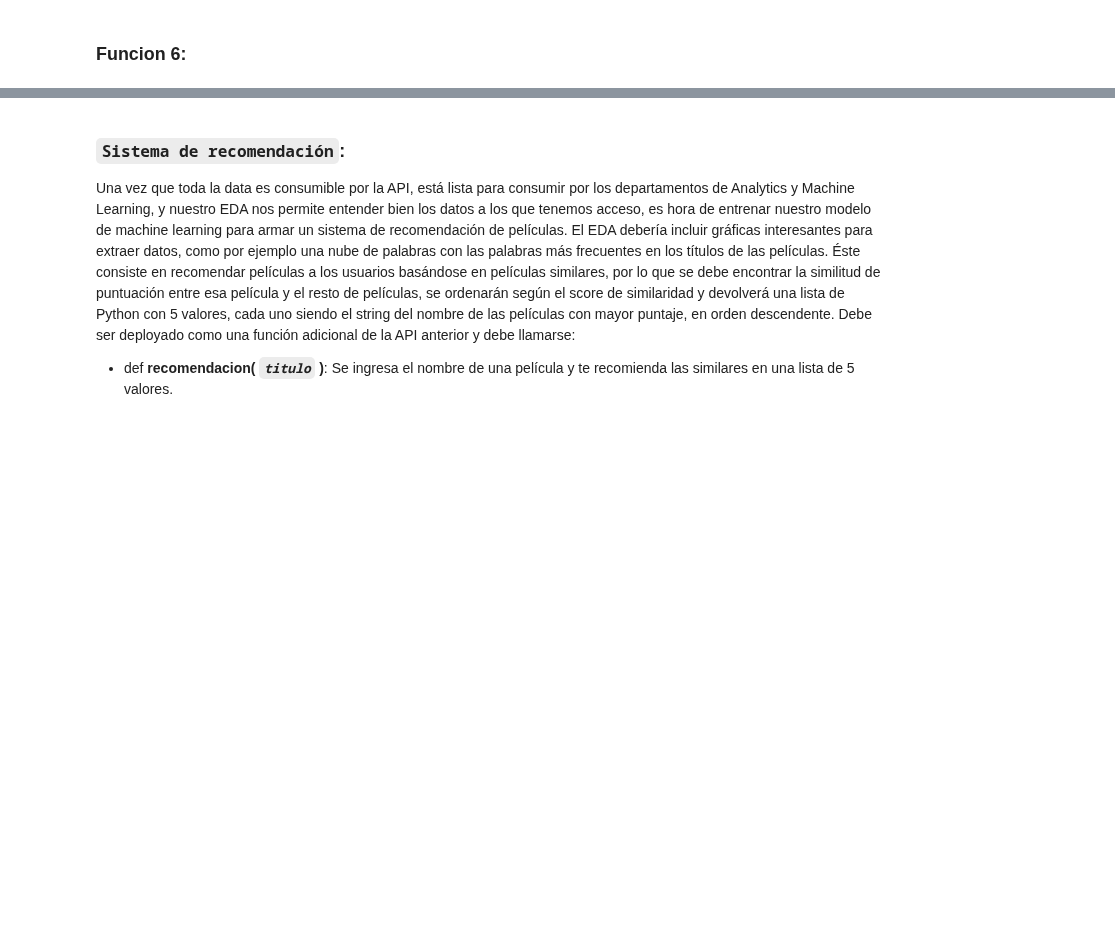
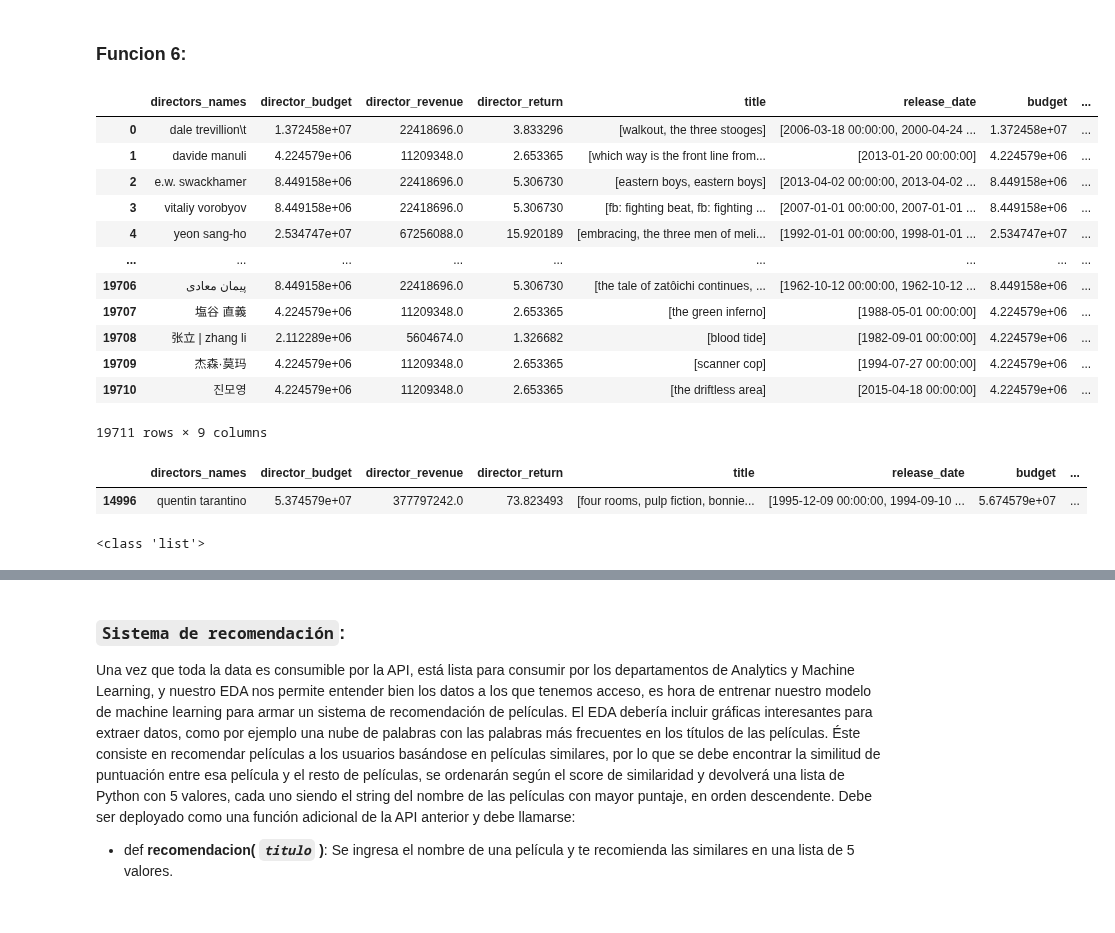
Before and after one commit to Lucaramallo/PI1_MLOps_Sistema_de_Recomendacion_Movies_ML, a Jupyter notebook: ETLs/Functios_testing/Functions_test.ipynb, the cells around one changed output, grey strips where cells are left out. Saved outputs shown, nothing was run; the diff lists cells and outputs as text; code cells hidden in the pictures; blank space fills up the shorter version.

```diff
--- a/ETLs/Functios_testing/Functions_test.ipynb
+++ b/ETLs/Functios_testing/Functions_test.ipynb
@@ -999,6 +999,38 @@ dtypes: float64(5), int64(1), object(3)
 memory usage: 1.4+ MB
 # %% [markdown]
 ### Funcion 6:
+# %%
+df_f6_get_director
+# %% [output]
+|  | directors_names | director_budget | director_revenue | director_return | title | release_date | budget | ... |
+| 0 | dale trevillion\t | 1.372458e+07 | 22418696.0 | 3.833296 | [walkout, the three stooges] | [2006-03-18 00:00:00, 2000-04-24 ... | 1.372458e+07 | ... |
+| 1 | davide manuli | 4.224579e+06 | 11209348.0 | 2.653365 | [which way is the front line from... | [2013-01-20 00:00:00] | 4.224579e+06 | ... |
+| 2 | e.w. swackhamer | 8.449158e+06 | 22418696.0 | 5.306730 | [eastern boys, eastern boys] | [2013-04-02 00:00:00, 2013-04-02 ... | 8.449158e+06 | ... |
+| 3 | vitaliy vorobyov | 8.449158e+06 | 22418696.0 | 5.306730 | [fb: fighting beat, fb: fighting ... | [2007-01-01 00:00:00, 2007-01-01 ... | 8.449158e+06 | ... |
+| 4 | yeon sang-ho | 2.534747e+07 | 67256088.0 | 15.920189 | [embracing, the three men of meli... | [1992-01-01 00:00:00, 1998-01-01 ... | 2.534747e+07 | ... |
+| ... | ... | ... | ... | ... | ... | ... | ... | ... |
+| 19706 | پیمان معادی | 8.449158e+06 | 22418696.0 | 5.306730 | [the tale of zatôichi continues, ... | [1962-10-12 00:00:00, 1962-10-12 ... | 8.449158e+06 | ... |
+| 19707 | 塩谷 直義 | 4.224579e+06 | 11209348.0 | 2.653365 | [the green inferno] | [1988-05-01 00:00:00] | 4.224579e+06 | ... |
+| 19708 | 张立 | zhang li | 2.112289e+06 | 5604674.0 | 1.326682 | [blood tide] | [1982-09-01 00:00:00] | 4.224579e+06 | ... |
+| 19709 | 杰森·莫玛 | 4.224579e+06 | 11209348.0 | 2.653365 | [scanner cop] | [1994-07-27 00:00:00] | 4.224579e+06 | ... |
+| 19710 | 진모영 | 4.224579e+06 | 11209348.0 | 2.653365 | [the driftless area] | [2015-04-18 00:00:00] | 4.224579e+06 | ... |
+19711 rows × 9 columns
+# %%
+nombre_director = 'quentin tarantino'
+nombre_director = nombre_director.lower()
+director_df_resume = df_f6_get_director[df_f6_get_director['directors_names'].str.contains(nombre_director)]
+director_df_resume.head()
+# %% [output]
+|  | directors_names | director_budget | director_revenue | director_return | title | release_date | budget | ... |
+| 14996 | quentin tarantino | 5.374579e+07 | 377797242.0 | 73.823493 | [four rooms, pulp fiction, bonnie... | [1995-12-09 00:00:00, 1994-09-10 ... | 5.674579e+07 | ... |
+# %%
+# Suponiendo que quieres acceder al primer elemento de la columna 'title'
+elemento_especifico = director_df_resume['title'].iloc[0]
+
+# Mostrar el elemento
+print(type(elemento_especifico))
+# %% [output]
+<class 'list'>
 # %%
 import itertools
 
```
Also changed, not shown: parts of 2 cells of this notebook, 1 other file.
